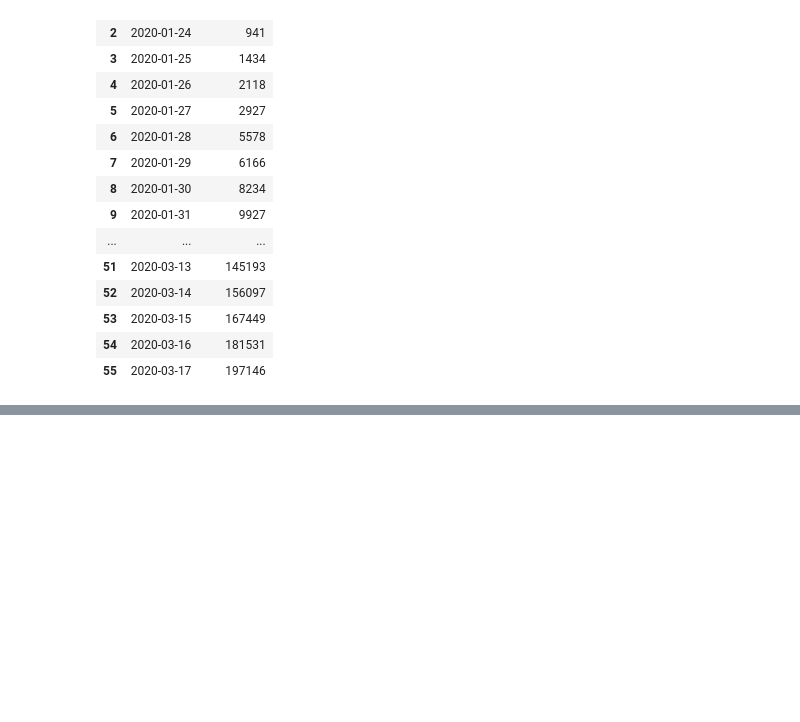
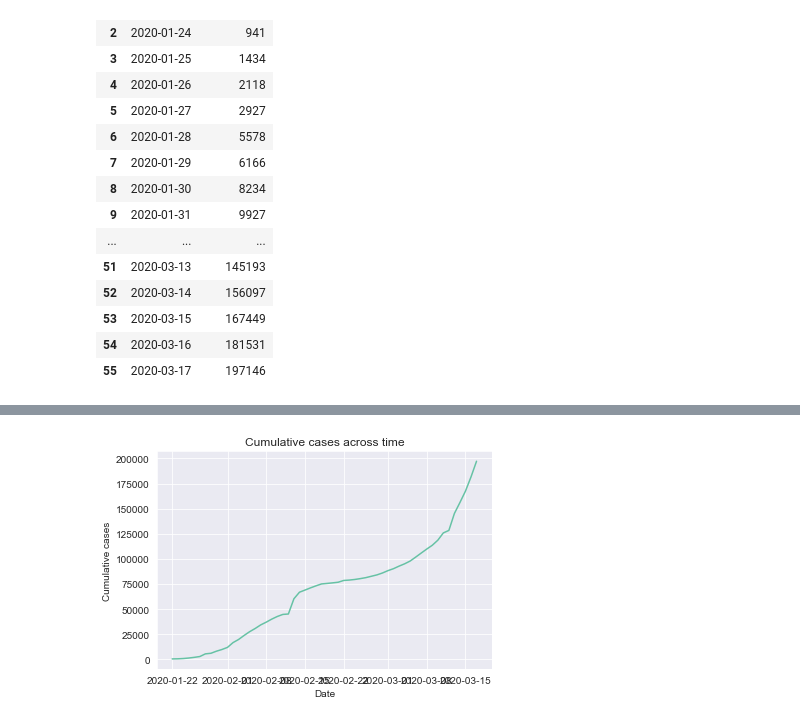
Before and after one commit to sushii2001/COVID-19_Visualization, a Jupyter notebook: covid-19_visualization.ipynb, the cells around one changed output, grey strips where cells are left out. Drawn from its saved outputs; the diff is of its cells as text; code cells hidden in the pictures; blank space fills up the shorter version.

Commit message:
Plot cumulative COVID-19 cases across time

```diff
--- a/covid-19_visualization.ipynb
+++ b/covid-19_visualization.ipynb
@@ -50,3 +50,8 @@ confirmed_cases_worldwide
 | 53 | 2020-03-15 | 167449 |
 | 54 | 2020-03-16 | 181531 |
 | 55 | 2020-03-17 | 197146 |
+# %%
+# Change date of dataset into pandas datetime:
+
+confirmed_cases_worldwide.date = pd.to_datetime(confirmed_cases_worldwide.date)
+confirmed_cases_worldwide.head()
@@ -52,0 +70,14 @@ confirmed_cases_worldwide
+# %%
+# line plot of cumulative cases vs. date
+
+sns.set_style('darkgrid')
+sns.set_palette('Set2')
+
+sns.lineplot(data=confirmed_cases_worldwide, x="date", y="cum_cases")
+
+plt.title('Cumulative cases across time')
+plt.xlabel('Date')
+plt.ylabel('Cumulative cases')
+plt.show()
+# %% [output]
+[figure, added]
```
Also changed, not shown: parts of 4 cells of this notebook.
